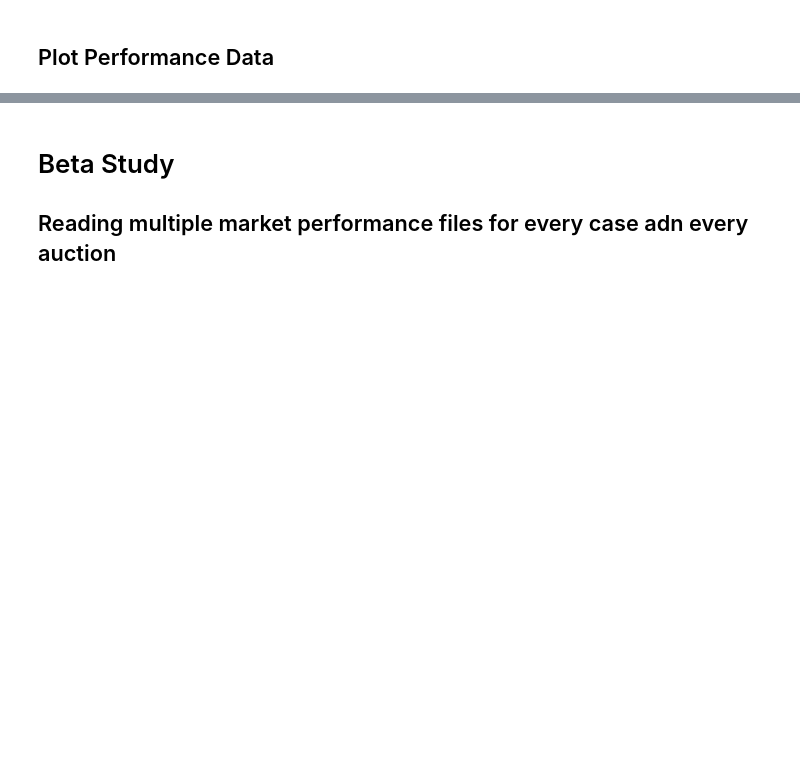
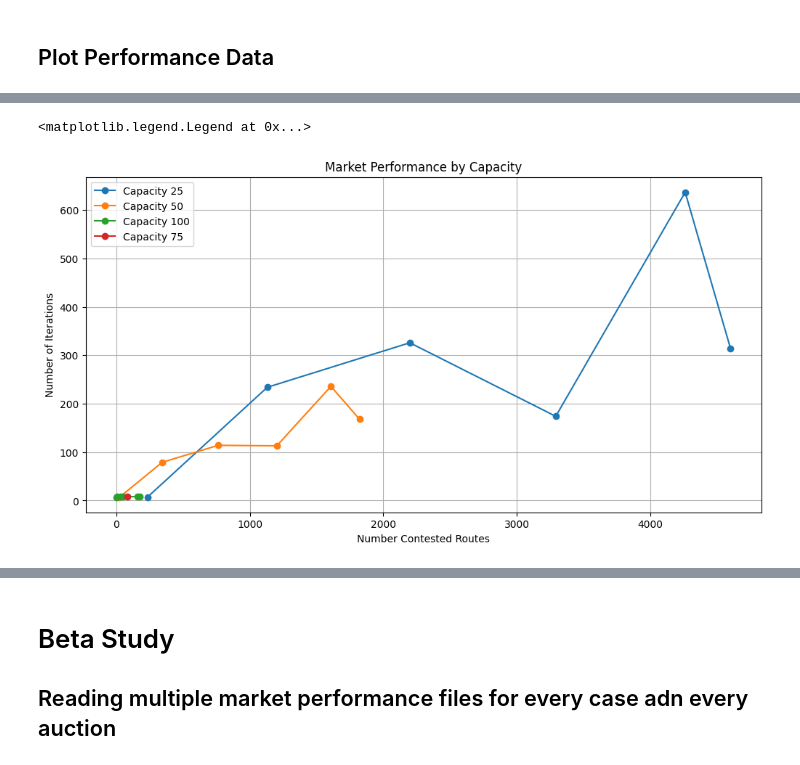
Before and after one commit to sastry-group/Mechanism-Design-for-AAM, a Jupyter notebook: ic/fisher/Fisher_data_reader.ipynb, the cells around one changed output, grey strips where cells are left out. Saved outputs shown, nothing was run; the diff lists cells and outputs as text; code cells hidden in the pictures; blank space fills up the shorter version.

```diff
--- a/ic/fisher/Fisher_data_reader.ipynb
+++ b/ic/fisher/Fisher_data_reader.ipynb
@@ -219,23 +239,26 @@ plt.savefig(f"{current_dir}/plots/nagents_niter.png")
 # %%
 # Plotting the data
 plt.figure(figsize=(12, 6))
 plt.title("Market Performance by Capacity")
 plt.ylabel("Number of Iterations")
 plt.xlabel("Number Contested Routes")
 plt.grid()
 for capacity in combined_df["Capacity"].unique():
     if capacity == 14:
         cap = 100
     elif capacity == 10:
         cap = 75
     elif capacity == 7:
         cap = 50
     elif capacity == 4:
         cap = 25
     subset = combined_df[combined_df["Capacity"] == capacity]
-    plt.plot(subset["Number_Contested_Routes"], subset["Number_Interations"], label=f"Capacity {cap}", marker='o')
+    plt.plot(subset["Number_Contested_Path"], subset["Number_Interations"], label=f"Capacity {cap}", marker='o')
 
 plt.legend()
+# %% [output]
+<matplotlib.legend.Legend at 0x...>
+[figure, added]
 # %%
 # Plotting the data
 plt.figure(figsize=(6, 6))
```
Also changed, not shown: parts of 6 cells of this notebook, 7 other files.
